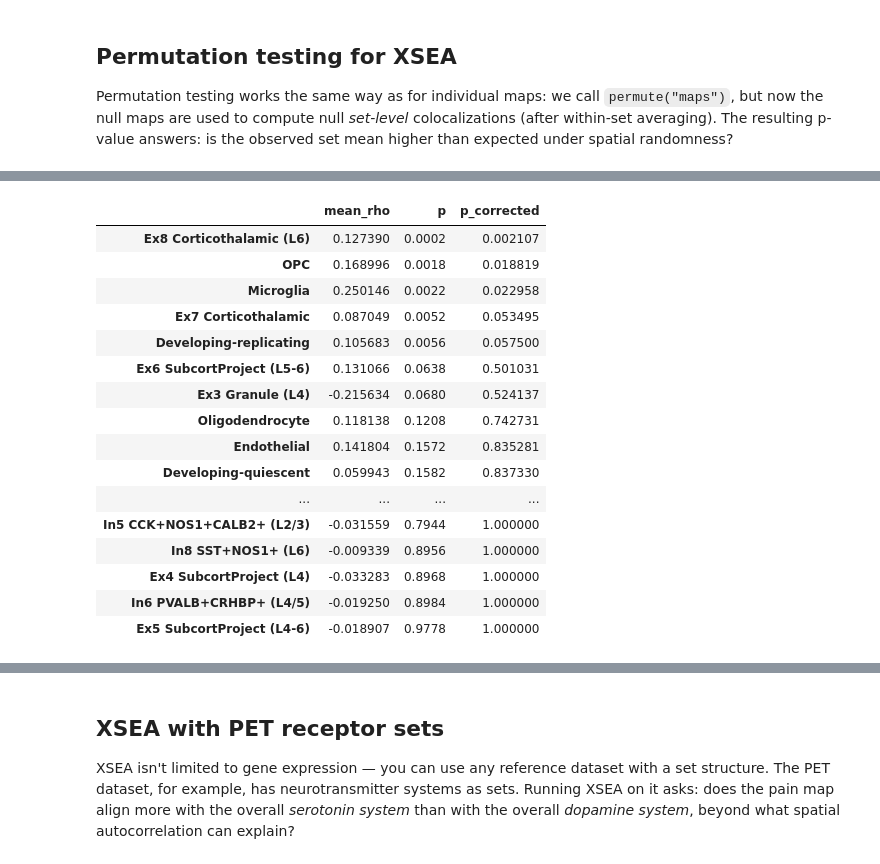
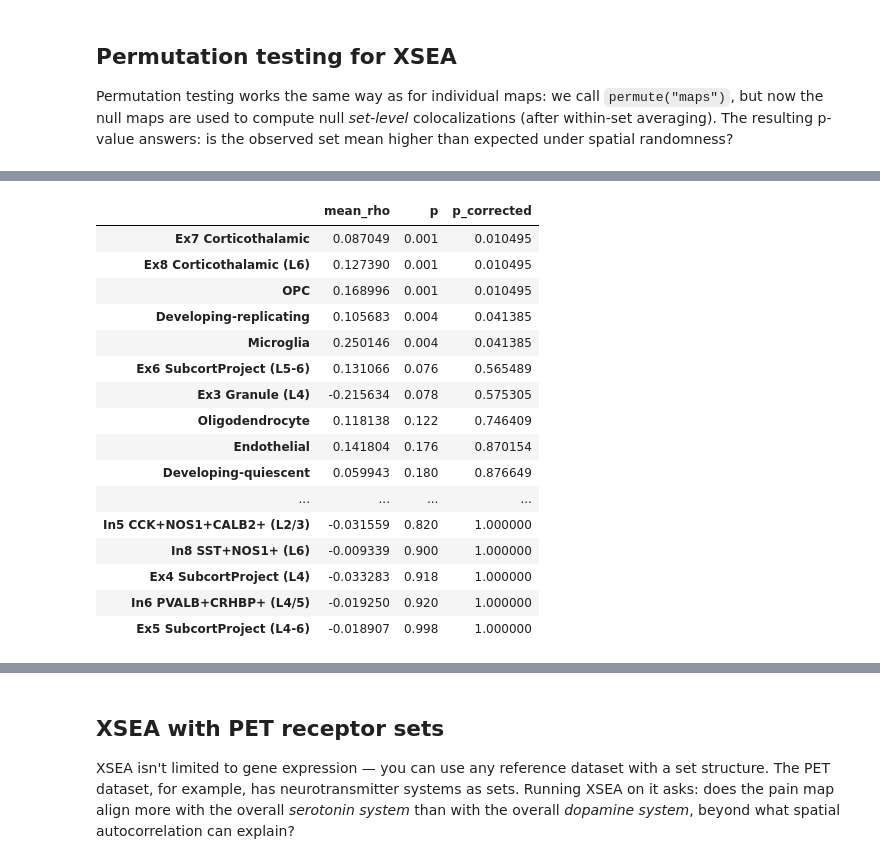
Before and after one commit to LeonDLotter/NiSpace, a Jupyter notebook: docs/nb_introduction/intro10_xsea.ipynb, the cells around one changed output, grey strips where cells are left out. Drawn from its saved outputs; the diff is of its cells as text; code cells hidden in the pictures.

```diff
--- a/docs/nb_introduction/intro10_xsea.ipynb
+++ b/docs/nb_introduction/intro10_xsea.ipynb
@@ -145,7 +145,7 @@ Permutation testing works the same way as for individual maps: we call `permute(
 nsp.permute(
     "maps",
     maps_which="Y", # that's the input map
-    n_perm=10000,
+    n_perm=1000,
     p_tails="two"  # two-tailed: no directional hypothesis for cell types
 )
 
@@ -196,22 +196,22 @@ INFO | 01/06/26 11:24:51 | nispace.api: Returning p values:
 | METHOD   | PERMUTE_WHAT | XSEA | MC_METHOD  | X_REDUCTION | Y_TRANSFORM |
 | spearman | ymaps        | True | meffgalwey | False       | False       |
 |  | mean_rho | p | p_corrected |
-| Ex8 Corticothalamic (L6) | 0.127390 | 0.0002 | 0.002107 |
-| OPC | 0.168996 | 0.0018 | 0.018819 |
-| Microglia | 0.250146 | 0.0022 | 0.022958 |
-| Ex7 Corticothalamic | 0.087049 | 0.0052 | 0.053495 |
-| Developing-replicating | 0.105683 | 0.0056 | 0.057500 |
-| Ex6 SubcortProject (L5-6) | 0.131066 | 0.0638 | 0.501031 |
-| Ex3 Granule (L4) | -0.215634 | 0.0680 | 0.524137 |
-| Oligodendrocyte | 0.118138 | 0.1208 | 0.742731 |
-| Endothelial | 0.141804 | 0.1572 | 0.835281 |
-| Developing-quiescent | 0.059943 | 0.1582 | 0.837330 |
+| Ex7 Corticothalamic | 0.087049 | 0.001 | 0.010495 |
+| Ex8 Corticothalamic (L6) | 0.127390 | 0.001 | 0.010495 |
+| OPC | 0.168996 | 0.001 | 0.010495 |
+| Developing-replicating | 0.105683 | 0.004 | 0.041385 |
+| Microglia | 0.250146 | 0.004 | 0.041385 |
+| Ex6 SubcortProject (L5-6) | 0.131066 | 0.076 | 0.565489 |
+| Ex3 Granule (L4) | -0.215634 | 0.078 | 0.575305 |
+| Oligodendrocyte | 0.118138 | 0.122 | 0.746409 |
+| Endothelial | 0.141804 | 0.176 | 0.870154 |
+| Developing-quiescent | 0.059943 | 0.180 | 0.876649 |
 | ... | ... | ... | ... |
-| In5 CCK+NOS1+CALB2+ (L2/3) | -0.031559 | 0.7944 | 1.000000 |
-| In8 SST+NOS1+ (L6) | -0.009339 | 0.8956 | 1.000000 |
-| Ex4 SubcortProject (L4) | -0.033283 | 0.8968 | 1.000000 |
-| In6 PVALB+CRHBP+ (L4/5) | -0.019250 | 0.8984 | 1.000000 |
-| Ex5 SubcortProject (L4-6) | -0.018907 | 0.9778 | 1.000000 |
+| In5 CCK+NOS1+CALB2+ (L2/3) | -0.031559 | 0.820 | 1.000000 |
+| In8 SST+NOS1+ (L6) | -0.009339 | 0.900 | 1.000000 |
+| Ex4 SubcortProject (L4) | -0.033283 | 0.918 | 1.000000 |
+| In6 PVALB+CRHBP+ (L4/5) | -0.019250 | 0.920 | 1.000000 |
+| Ex5 SubcortProject (L4-6) | -0.018907 | 0.998 | 1.000000 |
 # %%
 nsp.plot(sort_by="coloc")
 # %% [output]
```
Also changed, not shown: parts of 7 cells of this notebook, 15 other files.
